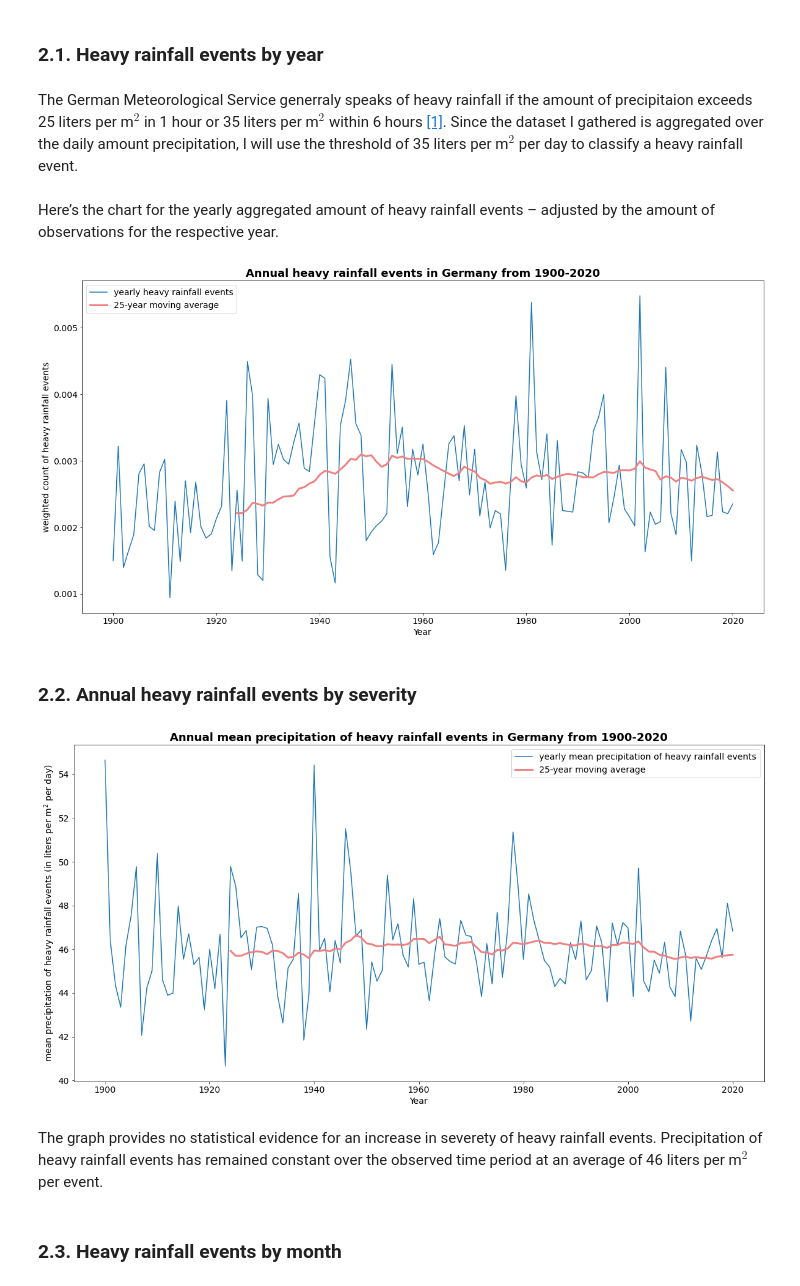
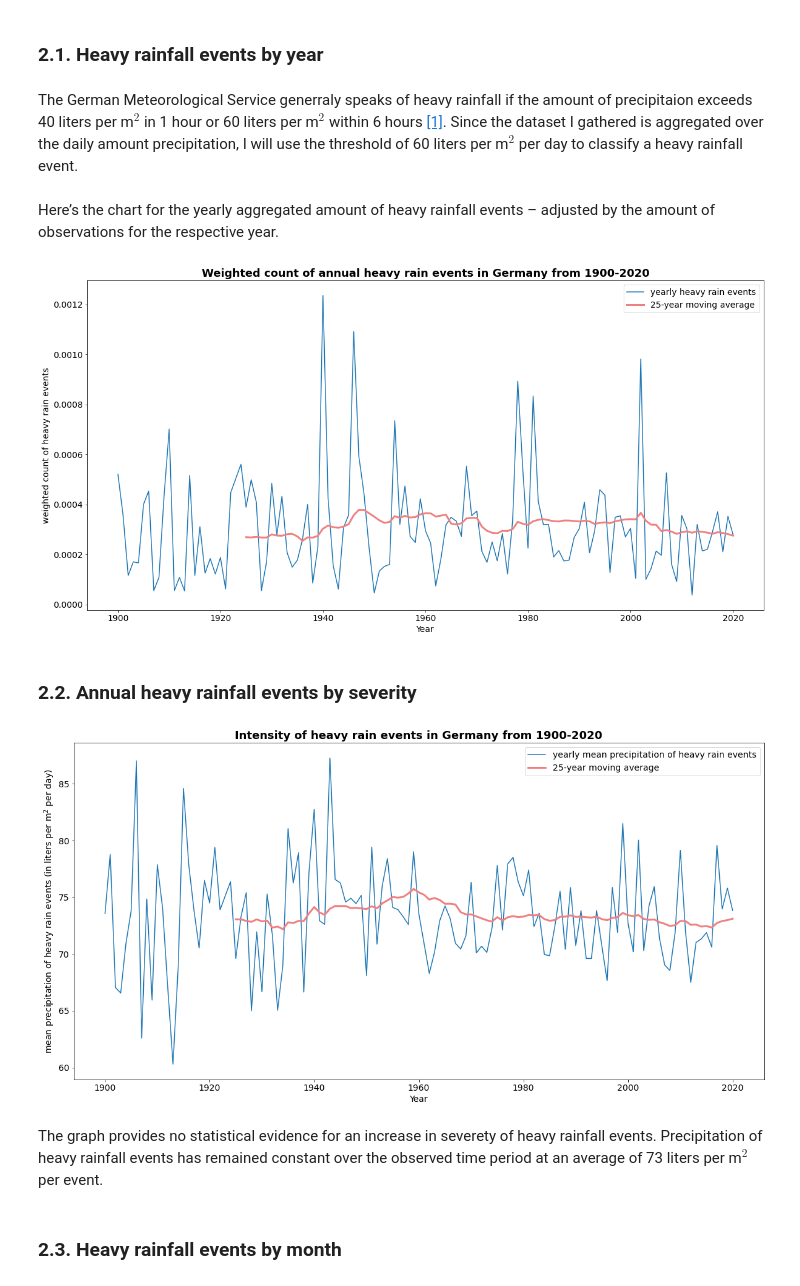
Before and after one commit to janikvalentin/heavy_rainfall_events, a Jupyter notebook: Extreme_weather_phenomena.ipynb, the cells around one changed output. Cells and saved outputs as stored; diff of their text form; code cells hidden in the pictures.

Commit message:
improved spelling, updated plots

```diff
--- a/Extreme_weather_phenomena.ipynb
+++ b/Extreme_weather_phenomena.ipynb
@@ -292,12 +292,12 @@ Clearly visible are numerous weather stations reporting high precipitation figur
 <a id='year'></a>
 ### 2.1. Heavy rainfall events by year
 # %% [markdown]
-The German Meteorological Service generraly speaks of heavy rainfall if the amount of precipitaion exceeds 25 liters per m$^2$ in 1 hour or 35 liters per m$^2$ within 6 hours [[1]](https://at.wetter.com/wetterlexikon/starkregen_aid_570f4f32cebfc0060e8b46ef.html). Since the dataset I gathered is aggregated over the daily amount precipitation, I will use the threshold of 35 liters per m$^2$ per day to classify a heavy rainfall event.
+The German Meteorological Service generraly speaks of heavy rainfall if the amount of precipitaion exceeds 40 liters per m$^2$ in 1 hour or 60 liters per m$^2$ within 6 hours [[1]](https://at.wetter.com/wetterlexikon/starkregen_aid_570f4f32cebfc0060e8b46ef.html). Since the dataset I gathered is aggregated over the daily amount precipitation, I will use the threshold of 60 liters per m$^2$ per day to classify a heavy rainfall event.
 # %% [markdown]
 Here’s the chart for the yearly aggregated amount of heavy rainfall events – adjusted by the amount of observations for the respective year.
 # %%
 # filter on heavy rainfall events
-df_heavy_rainfall = df_clean[df_clean['RSK']>=35]
+df_heavy_rainfall = df_clean[df_clean['RSK']>60]
 # %%
 # group by year
 df_RSK = df_heavy_rainfall.groupby('YEAR')['RSK'].count().reset_index()
@@ -313,18 +313,18 @@ df_RSK['25_YEAR_MA_RSK'] = df_RSK['RSK_RELATIVE'].rolling(25, 25).mean()
 # %%
 plt.figure(figsize=(20, 10))
 
-sns.lineplot(data=df_RSK, x='YEAR', y='RSK_RELATIVE', label='yearly heavy rainfall events')
+sns.lineplot(data=df_RSK, x='YEAR', y='RSK_RELATIVE', label='yearly heavy rain events')
 sns.lineplot(data=df_RSK, x='YEAR', y='25_YEAR_MA_RSK', linewidth=3, label='25-year moving average', color='lightcoral')
 
-plt.title('Annual heavy rainfall events in Germany from 1900-2020', fontsize=18, fontweight='bold')
+plt.title('Weighted count of annual heavy rain events in Germany from 1900-2020', fontsize=18, fontweight='bold')
 plt.xticks(fontsize=14)
 plt.yticks(fontsize=14)
-plt.ylabel('weighted count of heavy rainfall events', fontsize=14)
+plt.ylabel('weighted count of heavy rain events', fontsize=14)
 plt.xlabel('Year', fontsize=14)
 plt.legend(fontsize=14)
 plt.savefig('plots/hr_by_year.jpg', bbox_inches='tight');
 # %% [output]
-[figure, old version]
+[figure, new version]
 # %% [markdown]
 <a id='severe'></a>
 ### 2.2. Annual heavy rainfall events by severity
@@ -337,20 +337,21 @@ df_severe['25_YEAR_MA_RSK'] = df_severe['RSK'].rolling(25, 25).mean()
 # %%
 plt.figure(figsize=(20, 10))
 
-sns.lineplot(data=df_severe, x='YEAR', y='RSK', label='yearly mean precipitation of heavy rainfall events')
+sns.lineplot(data=df_severe, x='YEAR', y='RSK', label='yearly mean precipitation of heavy rain events')
 sns.lineplot(data=df_severe, x='YEAR', y='25_YEAR_MA_RSK', linewidth=3, label='25-year moving average', color='lightcoral')
 
-plt.title('Annual mean precipitation of heavy rainfall events in Germany from 1900-2020', fontsize=18, fontweight='bold')
+plt.title('Intensity of heavy rain events in Germany from 1900-2020',
+          fontsize=18, fontweight='bold')
 plt.xticks(fontsize=14)
 plt.yticks(fontsize=14)
-plt.ylabel('mean precipitation of heavy rainfall events (in liters per m$^2$ per day)', fontsize=14)
+plt.ylabel('mean precipitation of heavy rain events (in liters per m$^2$ per day)', fontsize=14)
 plt.xlabel('Year', fontsize=14)
 plt.legend(fontsize=14)
 plt.savefig('plots/hr_severe_by_year.jpg', bbox_inches='tight');
 # %% [output]
-[figure, old version]
+[figure, new version]
 # %% [markdown]
-The graph provides no statistical evidence for an increase in severety of heavy rainfall events. Precipitation of heavy rainfall events has remained constant over the observed time period at an average of 46 liters per m$^2$ per event.
+The graph provides no statistical evidence for an increase in severety of heavy rainfall events. Precipitation of heavy rainfall events has remained constant over the observed time period at an average of 73 liters per m$^2$ per event.
 # %% [markdown]
 <a id='month'></a>
 ### 2.3. Heavy rainfall events by month
```
Also changed, not shown: parts of 5 cells of this notebook, 5 other files.
